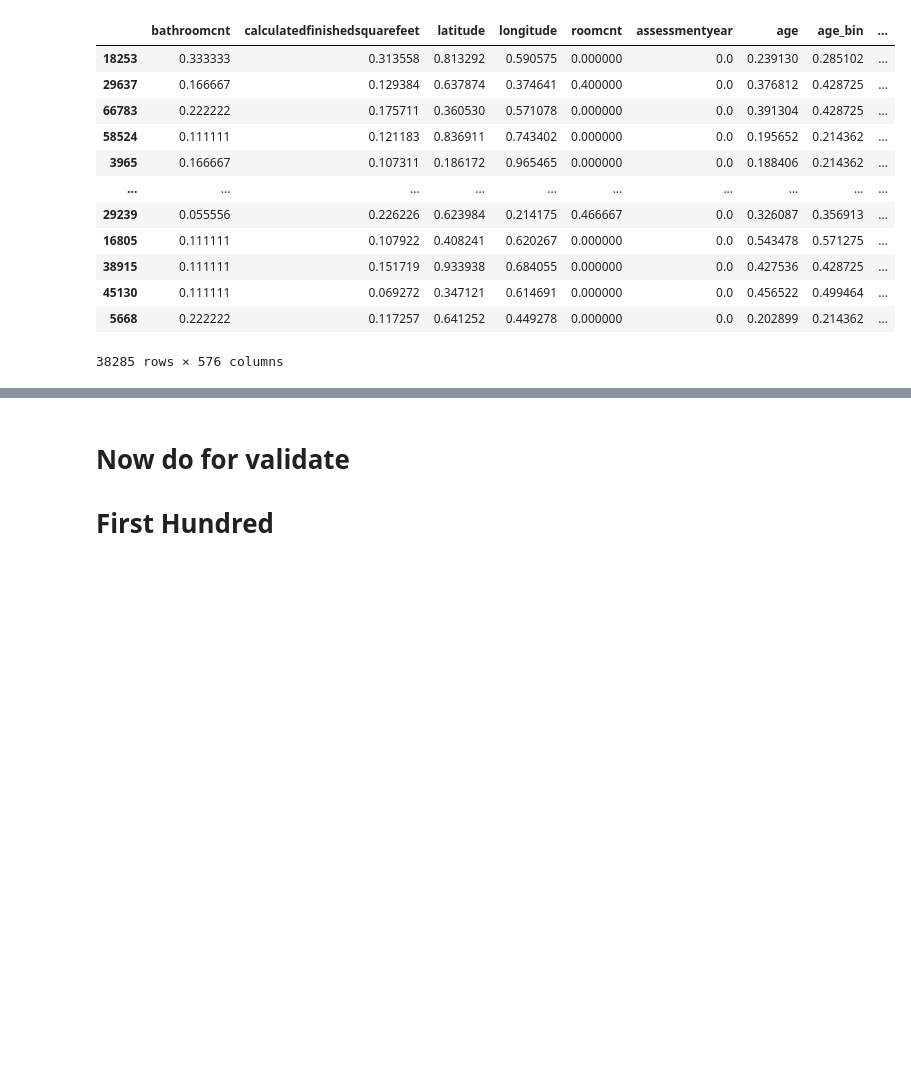
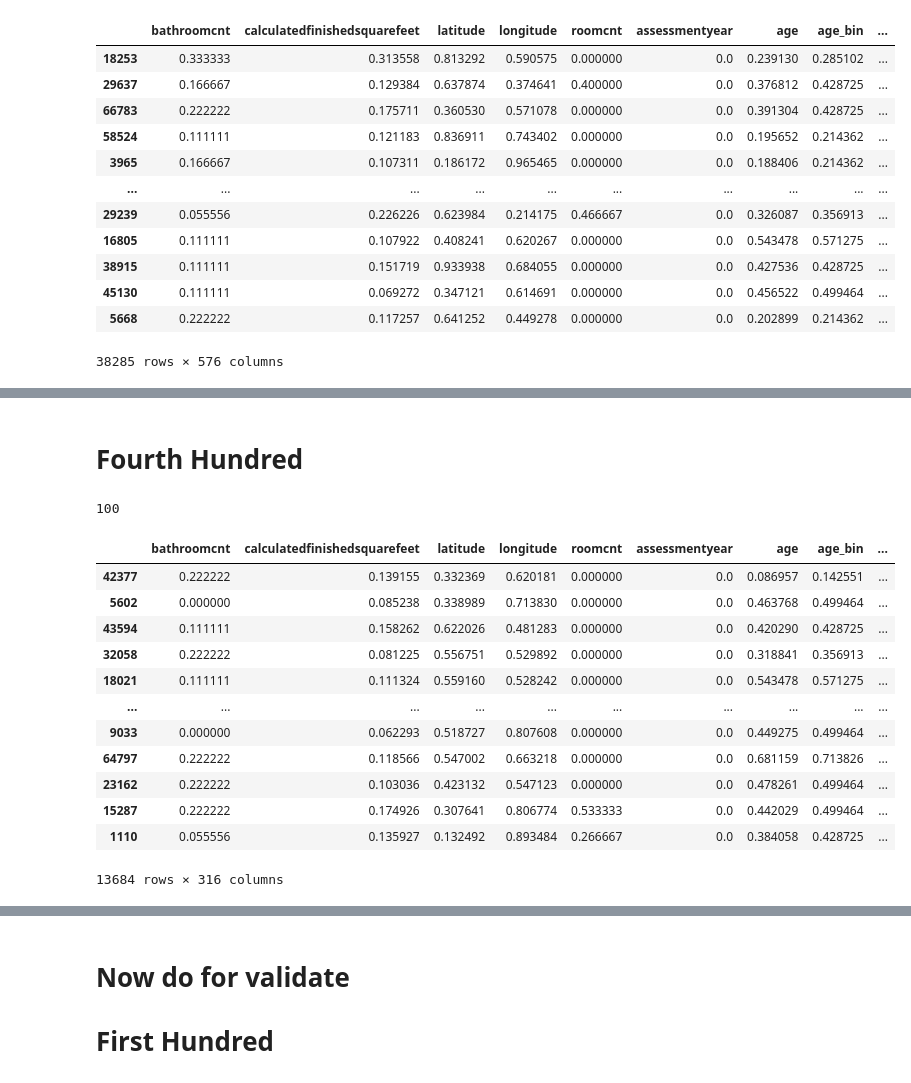
Before and after one commit to TeamOneCluster/ClusterProject, a Jupyter notebook: Preliminary Final Notebook .ipynb, the cells around one changed output, grey strips where cells are left out. Cells and saved outputs as stored; diff of their text form; code cells hidden in the pictures; blank space fills up the shorter version.

```diff
--- a/Final Notebook.ipynb
+++ b/Preliminary Final Notebook .ipynb
@@ -1441,0 +1598,4 @@ X_train_scaled
+# %%
+number_of_centroids = [5,3,5,3,3,3,3,3,4,4,4,4,3,4,4,3,5,3,4,3,3,4,4,3,3,3,3,4,5,4,3,3,5,3,4,4,3,3,3,4,3,3,4,3,3,4,4,3,3,4,3,4,4,4,4,4,4,4,5,3,3,4,4,4,4,4,5,3,4,4,4,4,4,5,3,2,4,4,4,5,3,3,2,3,3,3,4,4,5,3,3,4,3,4,3,3,3,3,3,4]
+
+len(number_of_centroids)
@@ -1441,0 +1651,15 @@ X_train_scaled
+# %%
+# plot delta(inertia) graphs for each group of clusters. Takes ~ 42.37 seconds to run on 10 clusters. Might want to ask Ryan if it's possible to cache the information that is returned.
+# I'm guessing 100 dataframes will take ten times as long? Let's see: 9 minutes and 10 seconds  & CPU % up to 675
+for combo in list_of_dataframes:
+    with plt.style.context('seaborn-whitegrid'):
+        plt.figure(figsize=(9, 6))
+        pd.Series({k: KMeans(k).fit(combo).inertia_ for k in range(2, 12)}).plot(marker='x')
+        plt.xticks(range(2, 12))
+        plt.xlabel('k')
+        plt.ylabel('inertia')
+        plt.title('Change in inertia as k increases')
+# %%
+number_of_centroids = [4,3,3,3,3,3,5,4,2,3,4,3,4,4,4,4,3,4,3,4,4,3,3,4,4,4,4,5,3,3,4,3,2,3,3,3,4,3,3,3,3,3,3,3,4,3,4,3,4,4,4,5,3,3,3,3,4,4,3,3,3,4,4,3,3,3,4,3,3,5,3,5,3,3,3,4,4,4,4,3,3,4,3,4,4,3,3,4,3,3,3,4,4,4,4,4,4,3,3,3]
+
+len(number_of_centroids)
@@ -1441,0 +1668,19 @@ X_train_scaled
+# %%
+# This cell will iterate through the list of dataframes and fit the kmeans with the specified number of centroids extracted from the [{inertia vs k}] graphs above.
+
+# This cell takes ~ 30 seconds  to render with 100 clusters.
+
+# set i to be thea iteration count for number_of_centroids index
+# set n to be the iteration count for list_of_dataframes index
+i = 0
+k = 0
+s = 200
+list_of_cluster_predictions = []
+for combo in list_of_dataframes:
+    kmeans = KMeans(n_clusters = number_of_centroids[k])
+    kmeans.fit(list_of_dataframes[i])
+    X_test_scaled['cluster_' + str(s)] = kmeans.predict(combo)
+    list_of_cluster_predictions.append(kmeans.predict(list_of_dataframes[i]))
+    i += 1
+    k += 1
+    s += 1
@@ -1441,0 +1703,2 @@ X_train_scaled
+# %% [markdown]
+# Fourth Hundred
@@ -1441,0 +1726,22 @@ X_train_scaled
+# %%
+number_of_centroids = [3,3,4,4,4,4,4,3,3,4,3,4,4,4,4,4,4,4,4,3,3,3,3,4,4,3,3,3,4,4,3,3,5,4,3,5,4,4,4,3,3,4,3,2,2,3,3,2,4,3,4,3,3,4,4,3,3,5,3,3,5,4,4,5,5,5,3,3,3,3,3,4,4,3,3,3,4,4,4,3,3,4,3,4,3,3,3,4,3,3,4,3,3,3,3,4,3,3,4,4]
+
+len(number_of_centroids)
+# %% [output]
+100
+# %%
+X_test_scaled
+# %% [output]
+|  | bathroomcnt | calculatedfinishedsquarefeet | latitude | longitude | roomcnt | assessmentyear | age | age_bin | ... |
+| 42377 | 0.222222 | 0.139155 | 0.332369 | 0.620181 | 0.000000 | 0.0 | 0.086957 | 0.142551 | ... |
+| 5602 | 0.000000 | 0.085238 | 0.338989 | 0.713830 | 0.000000 | 0.0 | 0.463768 | 0.499464 | ... |
+| 43594 | 0.111111 | 0.158262 | 0.622026 | 0.481283 | 0.000000 | 0.0 | 0.420290 | 0.428725 | ... |
+| 32058 | 0.222222 | 0.081225 | 0.556751 | 0.529892 | 0.000000 | 0.0 | 0.318841 | 0.356913 | ... |
+| 18021 | 0.111111 | 0.111324 | 0.559160 | 0.528242 | 0.000000 | 0.0 | 0.543478 | 0.571275 | ... |
+| ... | ... | ... | ... | ... | ... | ... | ... | ... | ... |
+| 9033 | 0.000000 | 0.062293 | 0.518727 | 0.807608 | 0.000000 | 0.0 | 0.449275 | 0.499464 | ... |
+| 64797 | 0.222222 | 0.118566 | 0.547002 | 0.663218 | 0.000000 | 0.0 | 0.681159 | 0.713826 | ... |
+| 23162 | 0.222222 | 0.103036 | 0.423132 | 0.547123 | 0.000000 | 0.0 | 0.478261 | 0.499464 | ... |
+| 15287 | 0.222222 | 0.174926 | 0.307641 | 0.806774 | 0.533333 | 0.0 | 0.442029 | 0.499464 | ... |
+| 1110 | 0.055556 | 0.135927 | 0.132492 | 0.893484 | 0.266667 | 0.0 | 0.384058 | 0.428725 | ... |
+13684 rows × 316 columns
```
Also changed, not shown: parts of 131 cells of this notebook, 1 other file.
